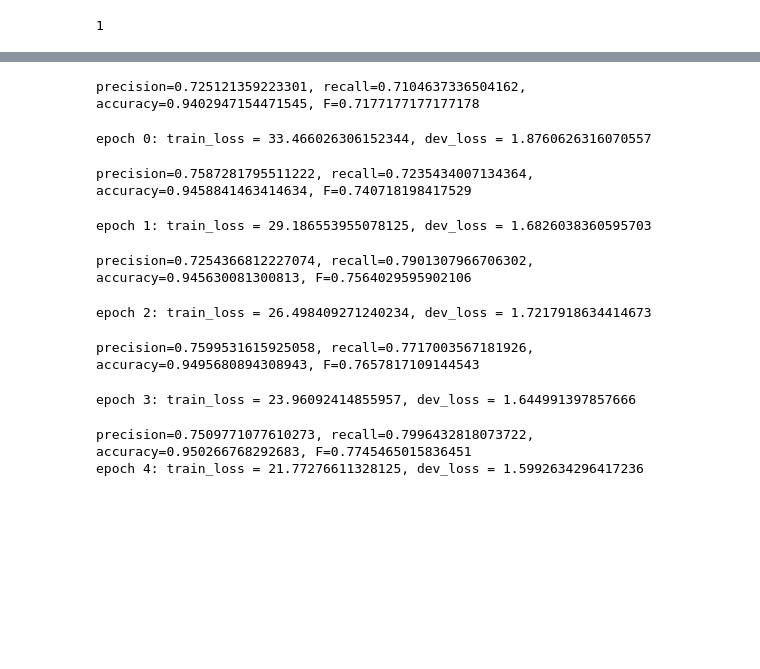
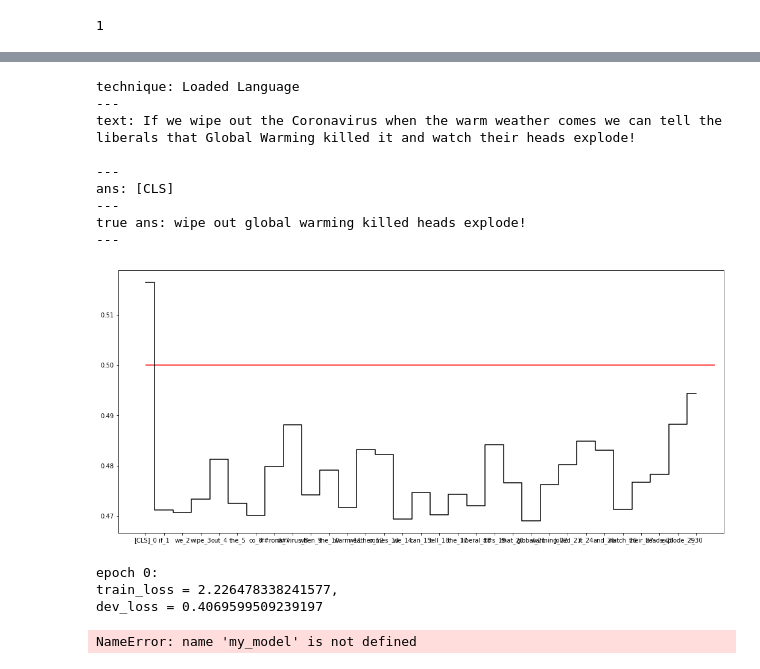
Before and after one commit to Vadim808/Propaganda-Detection-in-News-Texts, a Jupyter notebook: main.ipynb, the cells around one changed output, grey strips where cells are left out. Saved outputs shown, nothing was run; the diff lists cells and outputs as text; code cells hidden in the pictures; blank space fills up the shorter version.

```diff
--- a/main.ipynb
+++ b/main.ipynb
@@ -255,28 +223,0 @@ def hist_graph(model, i, line):
-# %%
-def text_check(model, i, line):
-    #take data
-    ids = torch.tensor([list(sep_dev_pd["col_input_ids"][i])]).to(dev)
-    attention_mask = torch.tensor([list(sep_dev_pd["col_attention_mask"][i])]).to(dev)
-    type_ids = torch.tensor([list(sep_dev_pd["col_token_type_ids"][i])]).to(dev)
-    #take model
-    model.eval()
-    with torch.no_grad():
-        output = model(ids, attention_mask, type_ids)
-        ans_mask = (torch.squeeze(output, dim=1)[0] > line).cpu()
-        if sum(ans_mask) > 0:
-            print("technique:", sep_dev_pd["technique"][i])
-            print("---")
-            print("text:", sep_dev_pd["text"][i])
-            print("---")
-            ans_seq_tok = np.array(sep_dev_pd["col_input_ids"][i])[ans_mask == 1]
-            print("ans:", tokenizer.decode(ans_seq_tok))
-            print("---")
-            ans_mask = np.array(sep_dev_pd["col_token_prop_mask"][i])
-            ans_seq_tok = np.array(sep_dev_pd["col_input_ids"][i])[ans_mask == 1]
-            print("true ans:", tokenizer.decode(ans_seq_tok))
-            print("---")
-            hist_graph(my_model, 0, line)
-            plt.show()
-            return True
-        print("---")
-        return False
@@ -334,5 +230,19 @@ def check_metrics(model, data, line=0.5):
+# %%
+i = 0
+text_check(my_model, i, 0.5, sep_dev_pd, tokenizer)
+# %% [output]
+technique: Loaded Language
+---
+text: If we wipe out the Coronavirus when the warm weather comes we can tell the liberals that Global Warming killed it and watch their heads explode!
+
+---
+ans: [CLS]
+---
+true ans: wipe out global warming killed heads explode!
+---
+[figure, added]
 # %%
-import tqdm
+from tqdm.notebook import trange, tqdm
 
 EPOCHS = 4
 batch_size = 5
@@ -350,7 +260,7 @@ for epoch in range(EPOCHS):
 
     my_model.train()
     train_loss = 0
-    for i in tqdm.tqdm(range(0, N, batch_size), leave=False):
+    for i in tqdm(range(0, N, batch_size), leave=False):
         start = i
         end = i + batch_size if i + batch_size < N else N
         ids = torch.tensor(list(sep_train_pd["col_input_ids"][start:end])).to(dev)
@@ -367,7 +277,6 @@ for epoch in range(EPOCHS):
         optimizer.step()
 
     dev_loss = 0
-    check_metrics(my_model, sep_dev_pd, 0.5)
     my_model.eval()
     with torch.no_grad():
         for i in range(0, M, dev_batch_size):
@@ -382,17 +291,12 @@ for epoch in range(EPOCHS):
             output = torch.squeeze(output, dim=1)
             loss = criterion(output, target * 0.99)
             dev_loss += loss
-        print(f"epoch {epoch}: train_loss = {train_loss}, dev_loss = {dev_loss}")
+        print(f"\nepoch {epoch}: \ntrain_loss = {train_loss}, \ndev_loss = {dev_loss}")
+    check_metrics(my_model, sep_dev_pd, 0.5)
 # %% [output]
-precision=0.725121359223301, recall=0.7104637336504162, accuracy=0.9402947154471545, F=0.7177177177177178
+epoch 0:
+train_loss = 2.226478338241577,
+dev_loss = 0.4069599509239197
-epoch 0: train_loss = 33.466026306152344, dev_loss = 1.8760626316070557
+NameError: name 'my_model' is not defined
-precision=0.7587281795511222, recall=0.7235434007134364, accuracy=0.9458841463414634, F=0.740718198417529
-epoch 1: train_loss = 29.186553955078125, dev_loss = 1.6826038360595703
-precision=0.7254366812227074, recall=0.7901307966706302, accuracy=0.945630081300813, F=0.7564029595902106
-epoch 2: train_loss = 26.498409271240234, dev_loss = 1.7217918634414673
-precision=0.7599531615925058, recall=0.7717003567181926, accuracy=0.9495680894308943, F=0.7657817109144543
-epoch 3: train_loss = 23.96092414855957, dev_loss = 1.644991397857666
-precision=0.7509771077610273, recall=0.7996432818073722, accuracy=0.950266768292683, F=0.7745465015836451
-epoch 4: train_loss = 21.77276611328125, dev_loss = 1.5992634296417236
 # %%
 check_metrics(my_model, sep_dev_pd)
```
Also changed, not shown: parts of 11 cells of this notebook, 4 other files.
